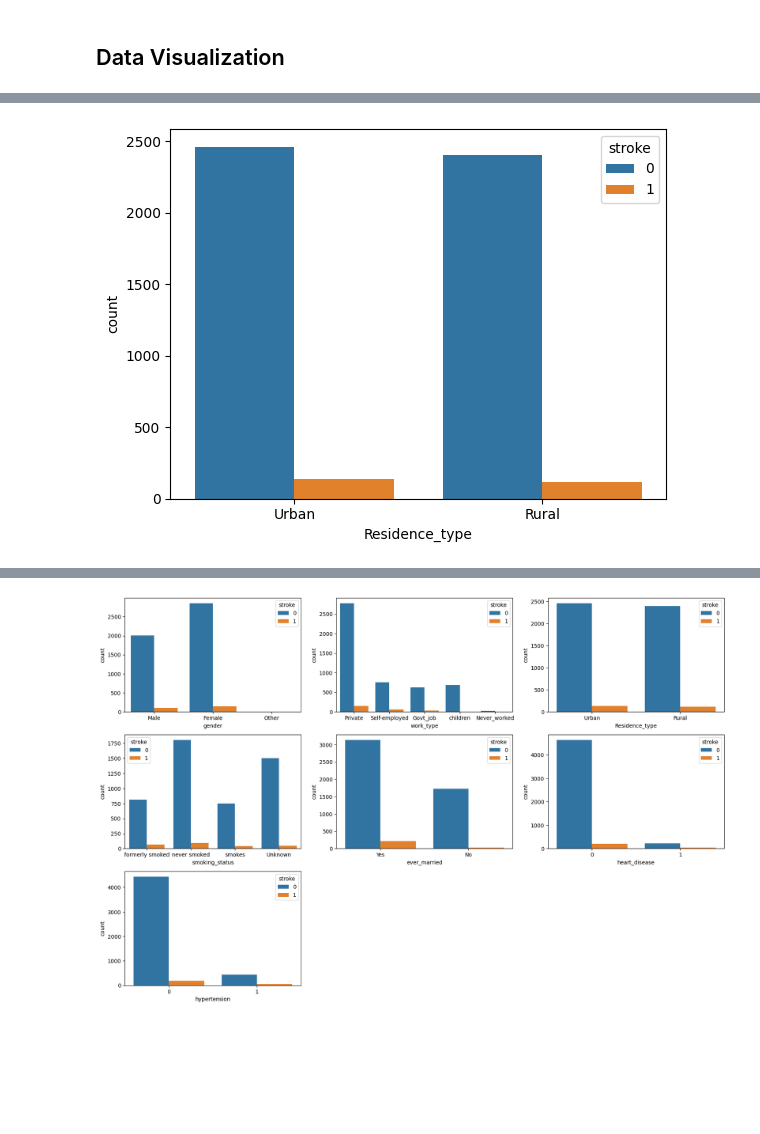
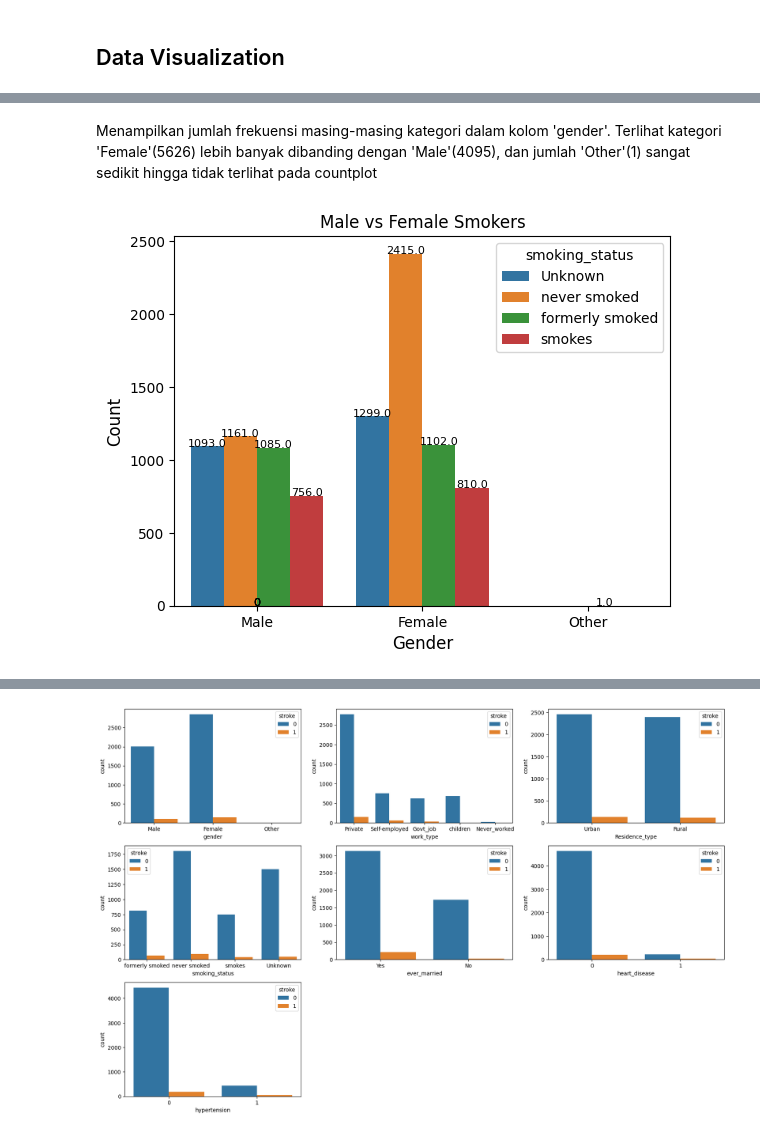
Before and after one commit to AditRizkii/Tugas-2-LAB-Pembelajaran-Mesin, a Jupyter notebook: tugas.ipynb, the cells around one changed output, grey strips where cells are left out. Saved outputs shown, nothing was run; the diff lists cells and outputs as text; code cells hidden in the pictures; blank space fills up the shorter version.

```diff
--- a/tugas.ipynb
+++ b/tugas.ipynb
@@ -187,4 +277,14 @@ Text(0.5, 1.0, '0 = never smoked & 1 = formerly smoked & 2 = smokes')
-# %%
-rsdnt = sns.countplot(x="Residence_type", hue = "stroke" ,data=df, )
-# %% [output]
-[figure, removed]
+# %% [markdown]
+Menampilkan jumlah frekuensi masing-masing kategori dalam kolom 'gender'. Terlihat kategori 'Female'(5626) lebih banyak dibanding dengan 'Male'(4095), dan jumlah 'Other'(1) sangat sedikit hingga tidak terlihat pada countplot
+# %%
+smke = sns.countplot(x="gender", hue = "smoking_status" ,data=df, )
+for p in smke.patches:
+    smke.annotate(f'{p.get_height()}', (p.get_x() + p.get_width() / 2., p.get_height()), ha='center', va='baseline', fontsize=8)
+
+plt.title("Male vs Female Smokers")
+plt.xlabel('Gender', size=12)
+plt.ylabel('Count', size=12)
+
+plt.show()
+# %% [output]
+[figure, added]
```
Also changed, not shown: parts of 41 cells of this notebook.
